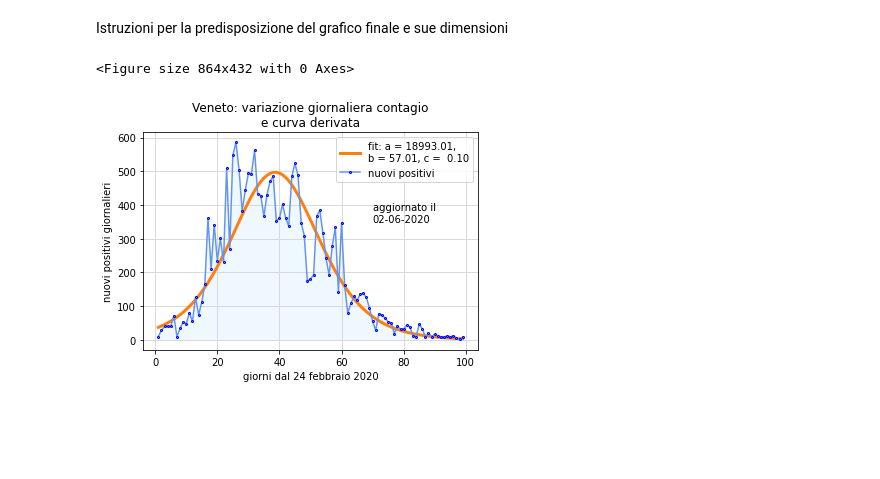
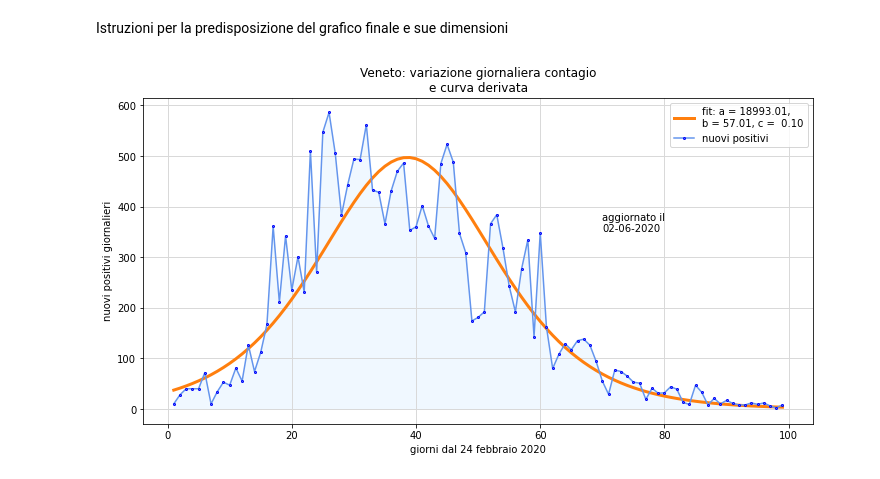
Before and after one commit to lrnzr/didattica, a Jupyter notebook: deltaRegione.ipynb, the cells around one changed output. Drawn from its saved outputs; the diff is of its cells as text; code cells hidden in the pictures; blank space fills up the shorter version.

```diff
--- a/deltaRegione.ipynb
+++ b/deltaRegione.ipynb
@@ -64,29 +64,29 @@ param, covarianza = curve_fit(logistica, xdata, ydata)
 Istruzioni per la predisposizione del grafico finale e sue dimensioni
 # %%
 # predispone la figura e il grafico dei singoli dati
-fig = plt.figure(figsize=(12,6))
+plt.rcParams['figure.figsize'] = [12, 6]
+# plt.rcParams['figure.dpi'] = 80
 fig, ax = plt.subplots()
 
 # label della curva derivata
 labs = 'fit: a = %5.2f,\nb = %5.2f, c = %5.2f' % tuple(param)
 # grafico della curva derivata
 plt.plot(giorni, derivata(
     giorni, param[0], param[1], param[2]), 'C1', linewidth=3., label=labs)
 
 
 ax.plot(giorni, variazioni, marker='o', markersize=2, mec='b',
         color='cornflowerblue', label='nuovi positivi')
 ax.fill_between(giorni, 0, variazioni, where=variazioni >
                 0, facecolor='aliceblue')
 ax.set_title('Veneto: variazione giornaliera contagio\ne curva derivata')
 ax.set_xlabel('giorni dal 24 febbraio 2020')
 ax.set_ylabel('nuovi positivi giornalieri')
 ax.grid(color='.85', linestyle='-', linewidth=1)
 ax.text(70, 350, 'aggiornato il\n' + codificaItaliana)
 
 plt.legend()
 plt.show()
 # plt.savefig('deltaVeneto.pdf')
 # %% [output]
-<Figure size 864x432 with 0 Axes>
-[figure, old version]
+[figure, new version]
```
Also changed, not shown: parts of 3 cells of this notebook.
